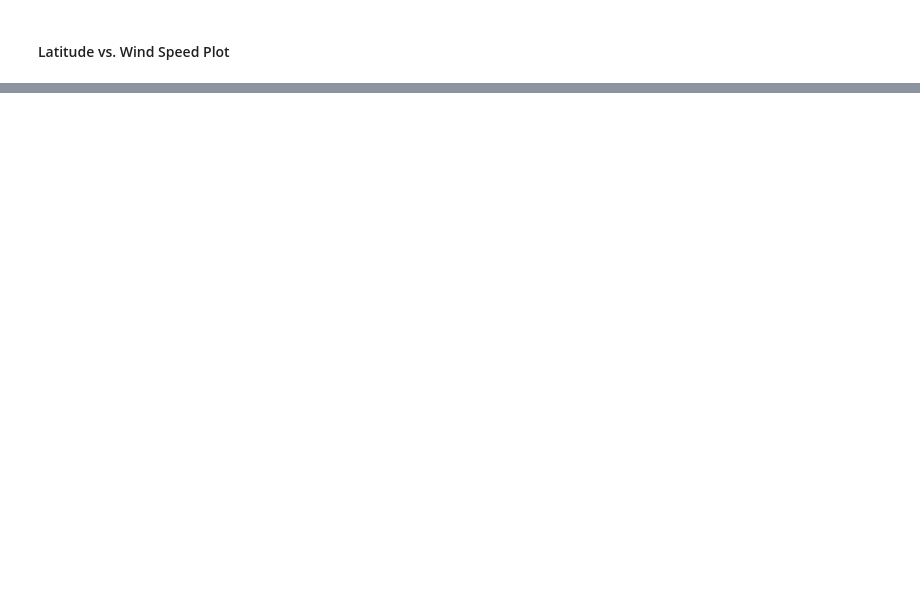
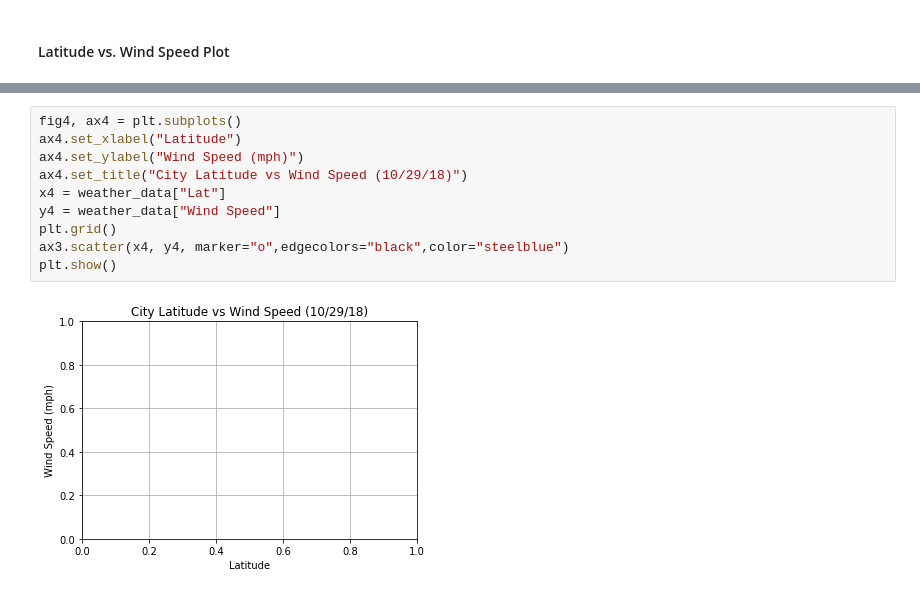
Before and after one commit to javcb/GitHub_Homework, a Jupyter notebook: 6_Homework_Python_APIs/WeatherPy.ipynb, the cells around one changed output, grey strips where cells are left out. Drawn from its saved outputs; the diff is of its cells as text; blank space fills up the shorter version.

```diff
--- a/6_Homework_Python_APIs/WeatherPy.ipynb
+++ b/6_Homework_Python_APIs/WeatherPy.ipynb
@@ -109,0 +167,12 @@ dtype: int64
+# %%
+fig4, ax4 = plt.subplots()
+ax4.set_xlabel("Latitude")
+ax4.set_ylabel("Wind Speed (mph)")
+ax4.set_title("City Latitude vs Wind Speed (10/29/18)")
+x4 = weather_data["Lat"]
+y4 = weather_data["Wind Speed"]
+plt.grid()
+ax3.scatter(x4, y4, marker="o",edgecolors="black",color="steelblue")
+plt.show()
+# %% [output]
+[figure, added]
```
Also changed, not shown: parts of 13 cells of this notebook, 1 other file.
